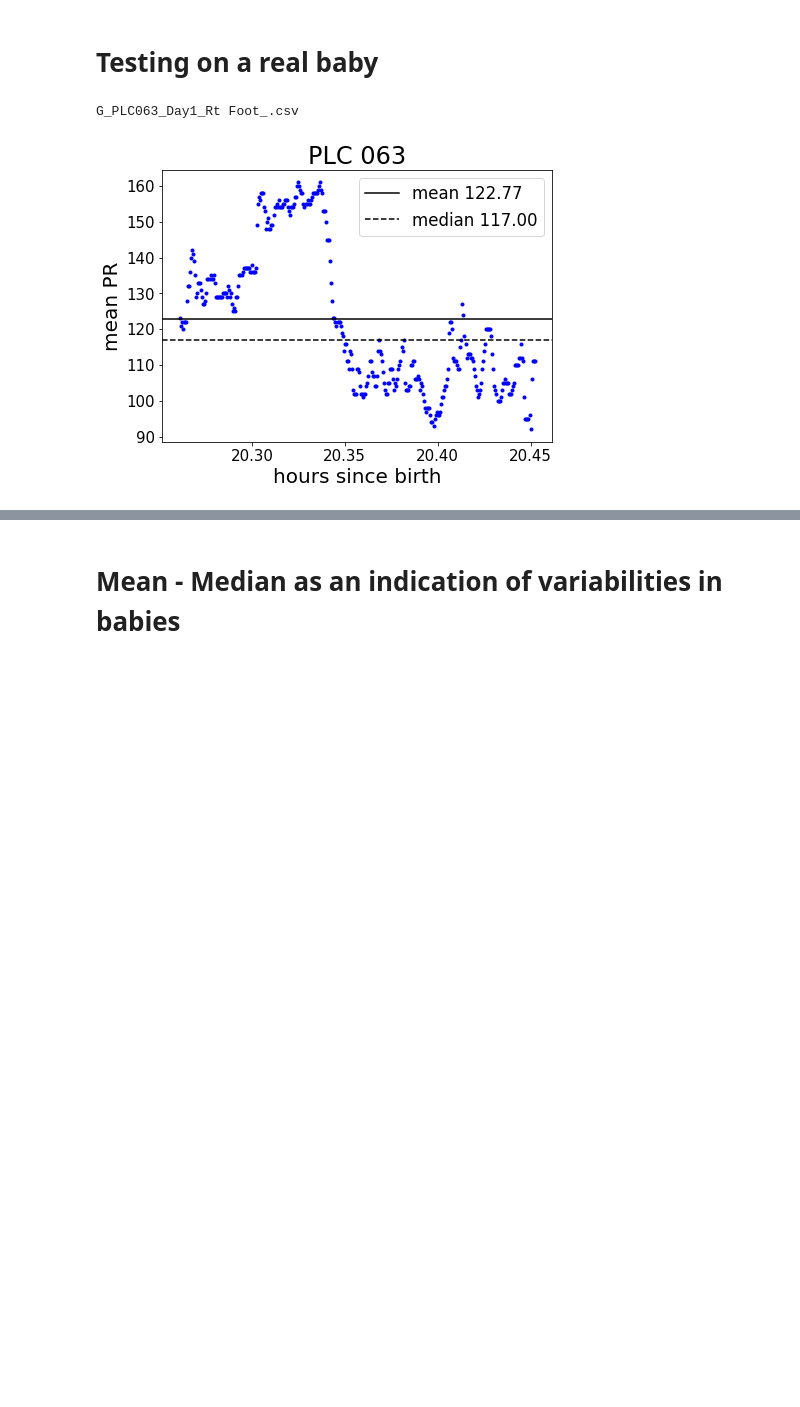
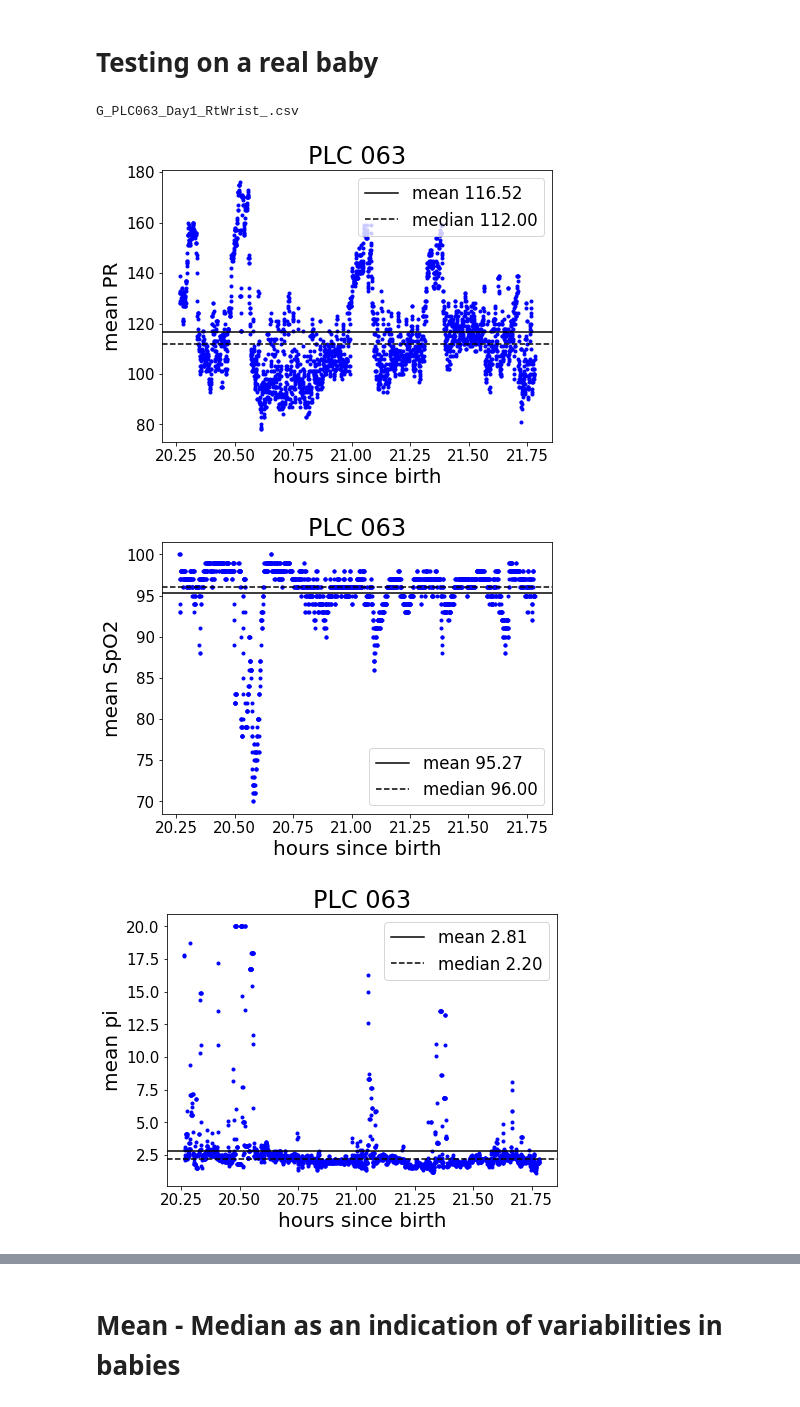
Before and after one commit to shisteve/NHS, a Jupyter notebook: 013_count_bradycardia.ipynb, the cells around one changed output, grey strips where cells are left out. Drawn from its saved outputs; the diff is of its cells as text; code cells hidden in the pictures; blank space fills up the shorter version.

```diff
--- a/013_count_bradycardia.ipynb
+++ b/013_count_bradycardia.ipynb
@@ -91,9 +122,11 @@ array([], dtype=float64)
 # %%
 B = baby('PLC063',verbose=False)
 # %%
-B.plot_baby_measurements(filenumber=0,only_PR=True,with_bad_values=False)
+B.plot_baby_measurements(filenumber=1,only_PR=False,with_bad_values=False)
 # %% [output]
-G_PLC063_Day1_Rt Foot_.csv
+G_PLC063_Day1_RtWrist_.csv
-[figure, old version]
+[figure, new version]
+[figure, added]
+[figure, added]
 # %%
 filenumber = 0
```
Also changed, not shown: parts of 40 cells of this notebook, 2 other files.
